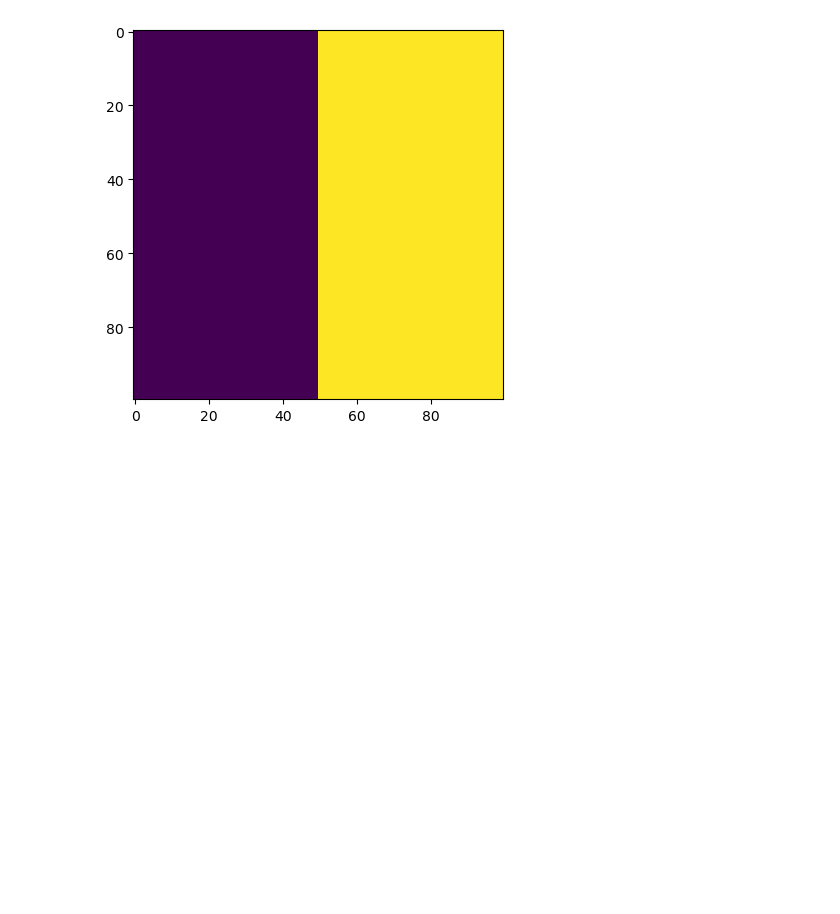
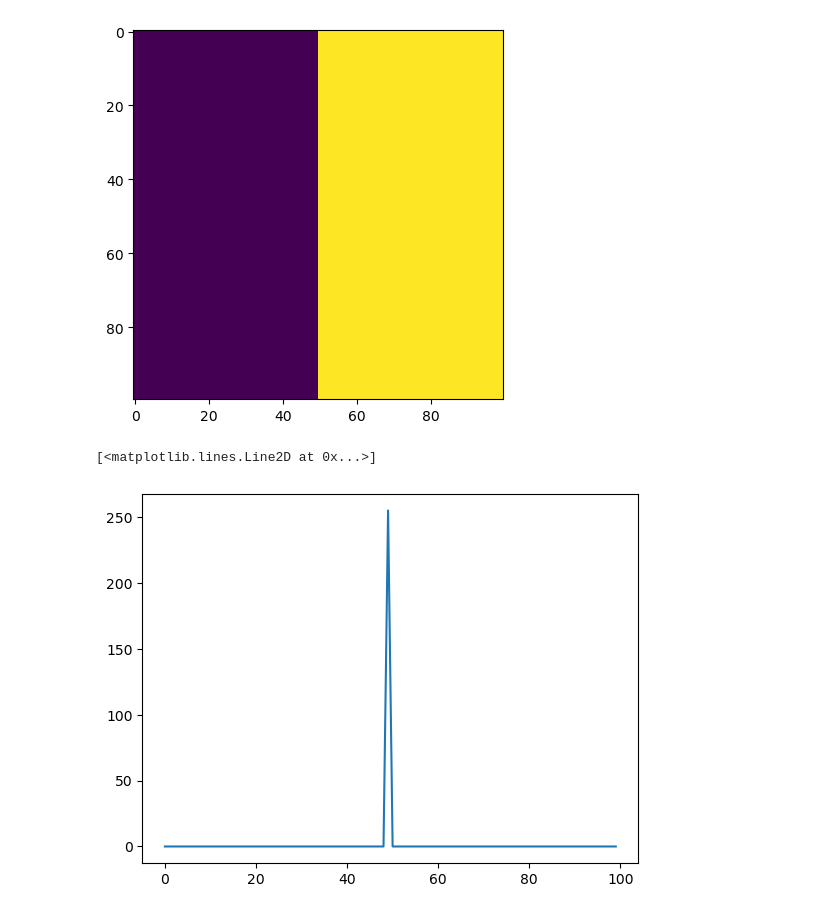
Before and after one commit to JeanBilheux/imaging_101, a Jupyter notebook: spatial_resolution/differentiate.ipynb, the cells around one changed output. Cells and saved outputs as stored; diff of their text form; code cells hidden in the pictures; blank space fills up the shorter version.

Commit message:
playing with ESF to calculate image resolution.

```diff
--- a/spatial_resolution/differentiate.ipynb
+++ b/spatial_resolution/differentiate.ipynb
@@ -34,3 +34,9 @@ plt.imshow(image)
 # %% [output]
 <matplotlib.image.AxesImage at 0x...>
 [figure]
+# %%
+plt.figure(2)
+plt.plot(gradient_x[50,:])
+# %% [output]
+[<matplotlib.lines.Line2D at 0x...>]
+[figure, added]
```
Also changed, not shown: 6 other files.
